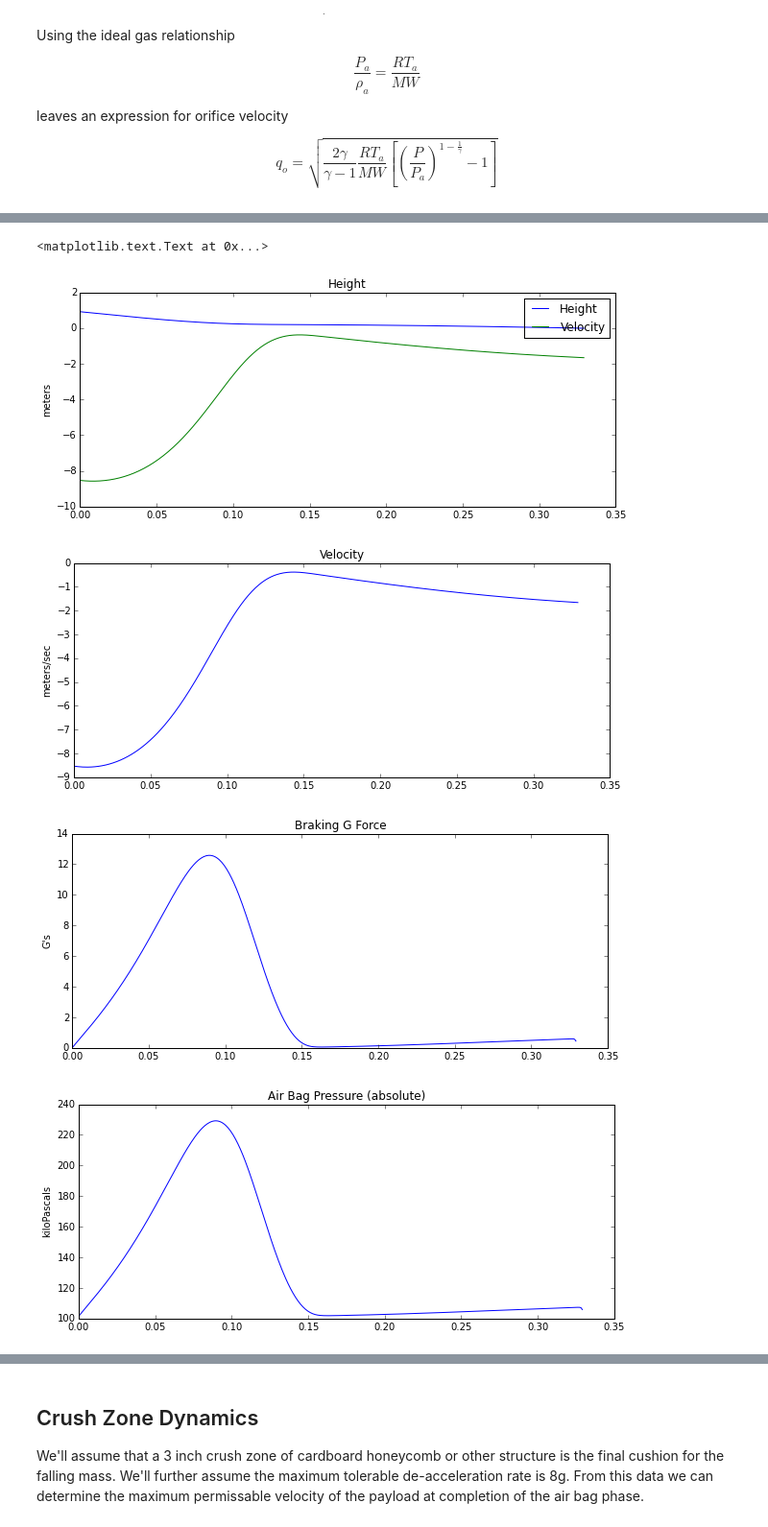
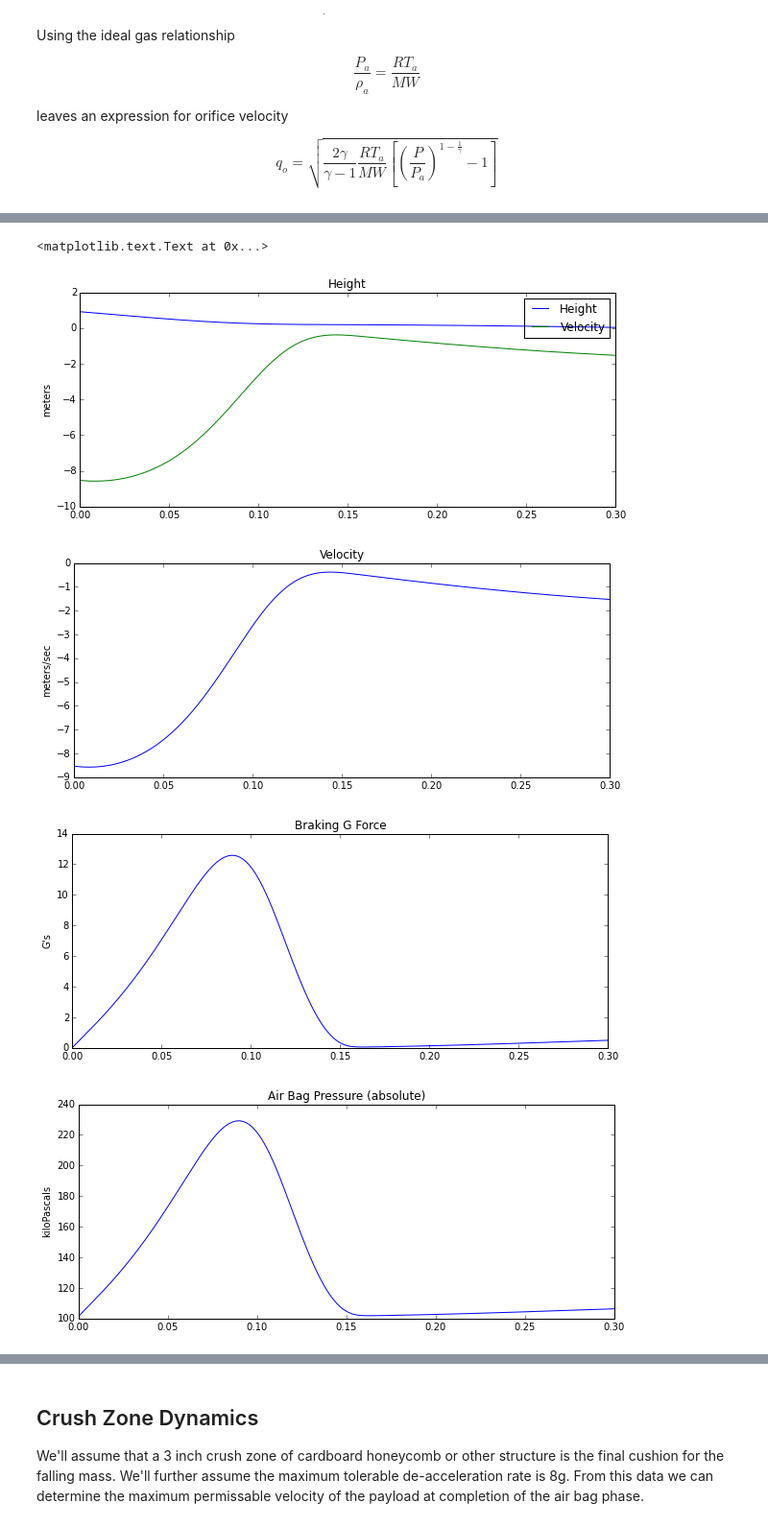
Before and after one commit to fagan2888/Airbag-Design-for-Cargo-Airdrop, a Jupyter notebook: notebooks/Energy Dispersing Air Bag Landing Systems.ipynb, the cells around one changed output, grey strips where cells are left out. Shown: that part at 96% size. Saved outputs shown, nothing was run; the diff lists cells and outputs as text; code cells hidden in the pictures.

```diff
--- a/notebooks/Energy Dispersing Air Bag Landing Systems.ipynb
+++ b/notebooks/Energy Dispersing Air Bag Landing Systems.ipynb
@@ -504,7 +504,7 @@ def phase1(x,t):
         dPdt = -P*k*dhdt/h - P*gamma*Cd*Ao.magnitude*q/(h*area.magnitude*pr**(1.0/gamma))
     return np.array([dhdt,dvdt,dPdt])
 
-t = np.linspace(0,0.8,1000)
+t = np.linspace(0,0.3,1000)
 soln = odeint(phase1,x0,t);
 
 h = soln[:,0] * ur.m
@@ -529,34 +529,34 @@ plt.plot(t,v)
 plt.title('Velocity')
 plt.ylabel('meters/sec')
 
 plt.figure(figsize=(10,4))
 plt.plot(t,gForce)
 plt.title('Braking G Force')
 plt.ylabel("G's")
 
 plt.figure(figsize=(10,4))
 plt.plot(t,P.to(ur.kPa))
 plt.title('Air Bag Pressure (absolute)')
 plt.ylabel('kiloPascals')
 
 plt.figure(figsize=(10,4))
 plt.plot(t,T.to(ur.degC))
 plt.title('Air Bag Temperature')
 plt.ylabel('deg C')
 # %% [output]
 gravity =   9.8100 meter / second ** 2
 k =   1.4000
 area =   0.6567 meter ** 2
 m_payload = 680.3886 kilogram
 P_ambient = 101325.0000 pascal
 T_ambient = 288.1500 kelvin
 
 Initial Conditions for Initial Compression Phase
 h_ic =   0.9144
 v_ic =  -8.5344
 P_ic = 101369.6
 <matplotlib.text.Text at 0x...>
-[figure, old version]
+[figure, new version]
-[figure, old version]
+[figure, new version]
-[figure, old version]
+[figure, new version]
-[figure, old version]
+[figure, new version]
```
Also changed, not shown: parts of 5 cells of this notebook, 2 other files.
